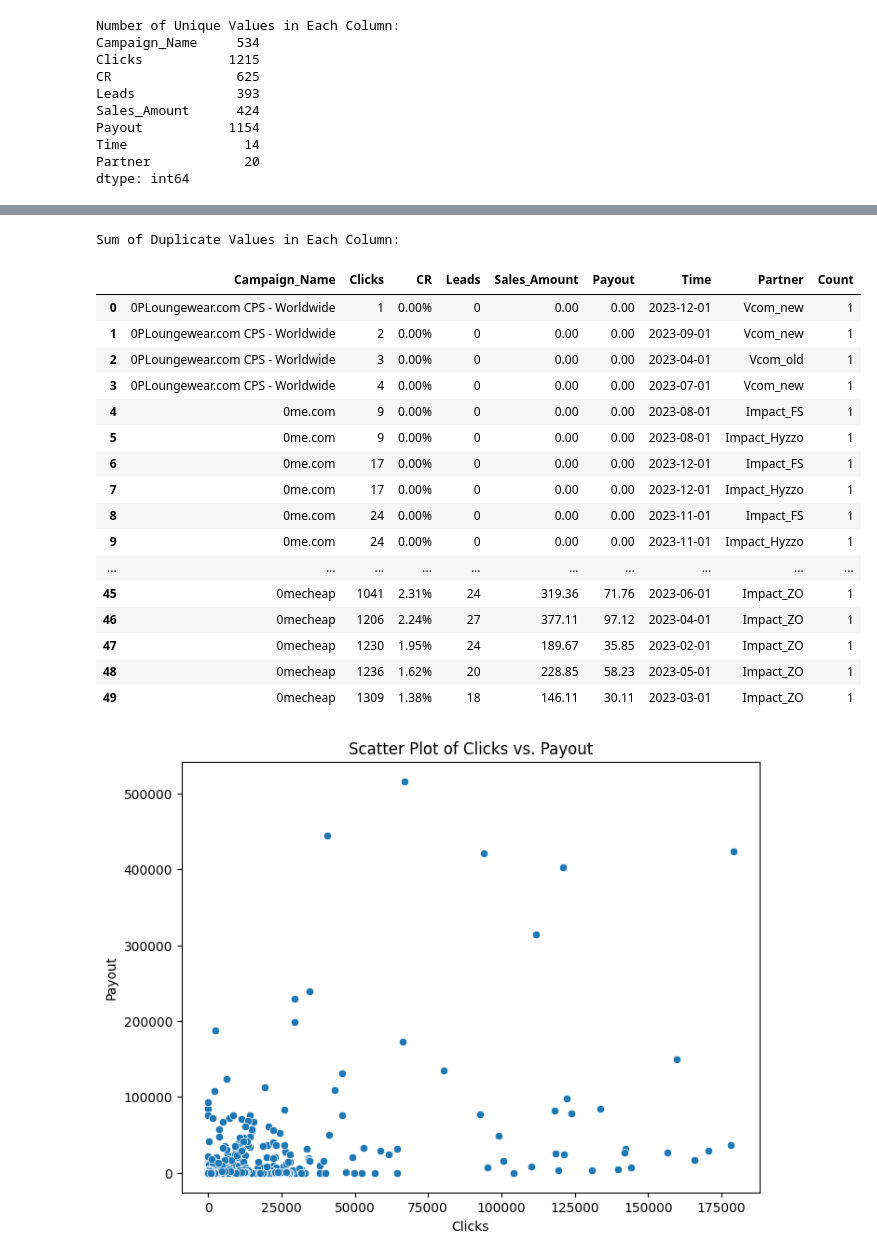
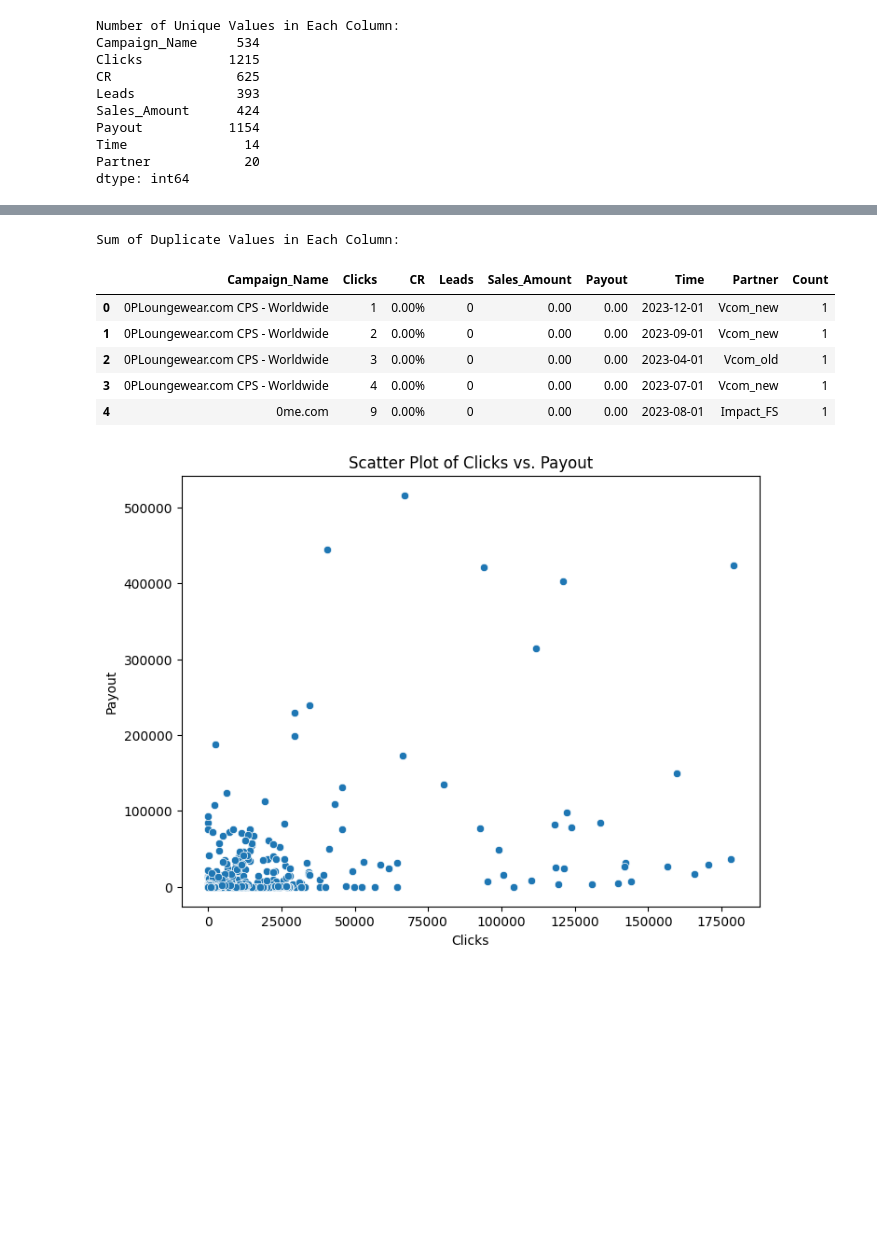
Before and after one commit to Maruf-Ahmad-khan/Main-Insight-project-4, a Jupyter notebook: Main Insight.ipynb, the cells around one changed output, grey strips where cells are left out. Drawn from its saved outputs; the diff is of its cells as text; code cells hidden in the pictures; blank space fills up the shorter version.

```diff
--- a/Main Insight.ipynb
+++ b/Main Insight.ipynb
@@ -127,30 +140,19 @@ Expedia [CPS] Many Geos           8.233530e+04
 Name: Payout, dtype: float64
 # %%
 # Sum the duplicate values in each column
-sum_duplicates = df.groupby(df.columns.tolist()).size().reset_index(name='Count').head(50)
+sum_duplicates = df.groupby(df.columns.tolist()).size().reset_index(name='Count').head(5)
 
 # Print the sum of duplicate values in each column
 print("Sum of Duplicate Values in Each Column:")
 sum_duplicates
 # %% [output]
 Sum of Duplicate Values in Each Column:
 |  | Campaign_Name | Clicks | CR | Leads | Sales_Amount | Payout | Time | Partner | Count |
 | 0 | 0PLoungewear.com CPS - Worldwide | 1 | 0.00% | 0 | 0.00 | 0.00 | 2023-12-01 | Vcom_new | 1 |
 | 1 | 0PLoungewear.com CPS - Worldwide | 2 | 0.00% | 0 | 0.00 | 0.00 | 2023-09-01 | Vcom_new | 1 |
 | 2 | 0PLoungewear.com CPS - Worldwide | 3 | 0.00% | 0 | 0.00 | 0.00 | 2023-04-01 | Vcom_old | 1 |
 | 3 | 0PLoungewear.com CPS - Worldwide | 4 | 0.00% | 0 | 0.00 | 0.00 | 2023-07-01 | Vcom_new | 1 |
 | 4 | 0me.com | 9 | 0.00% | 0 | 0.00 | 0.00 | 2023-08-01 | Impact_FS | 1 |
-| 5 | 0me.com | 9 | 0.00% | 0 | 0.00 | 0.00 | 2023-08-01 | Impact_Hyzzo | 1 |
-| 6 | 0me.com | 17 | 0.00% | 0 | 0.00 | 0.00 | 2023-12-01 | Impact_FS | 1 |
-| 7 | 0me.com | 17 | 0.00% | 0 | 0.00 | 0.00 | 2023-12-01 | Impact_Hyzzo | 1 |
-| 8 | 0me.com | 24 | 0.00% | 0 | 0.00 | 0.00 | 2023-11-01 | Impact_FS | 1 |
-| 9 | 0me.com | 24 | 0.00% | 0 | 0.00 | 0.00 | 2023-11-01 | Impact_Hyzzo | 1 |
-| ... | ... | ... | ... | ... | ... | ... | ... | ... | ... |
-| 45 | 0mecheap | 1041 | 2.31% | 24 | 319.36 | 71.76 | 2023-06-01 | Impact_ZO | 1 |
-| 46 | 0mecheap | 1206 | 2.24% | 27 | 377.11 | 97.12 | 2023-04-01 | Impact_ZO | 1 |
-| 47 | 0mecheap | 1230 | 1.95% | 24 | 189.67 | 35.85 | 2023-02-01 | Impact_ZO | 1 |
-| 48 | 0mecheap | 1236 | 1.62% | 20 | 228.85 | 58.23 | 2023-05-01 | Impact_ZO | 1 |
-| 49 | 0mecheap | 1309 | 1.38% | 18 | 146.11 | 30.11 | 2023-03-01 | Impact_ZO | 1 |
 # %%
 import pandas as pd
 import matplotlib.pyplot as plt
```
Also changed, not shown: parts of 25 cells of this notebook, 38 other files.
